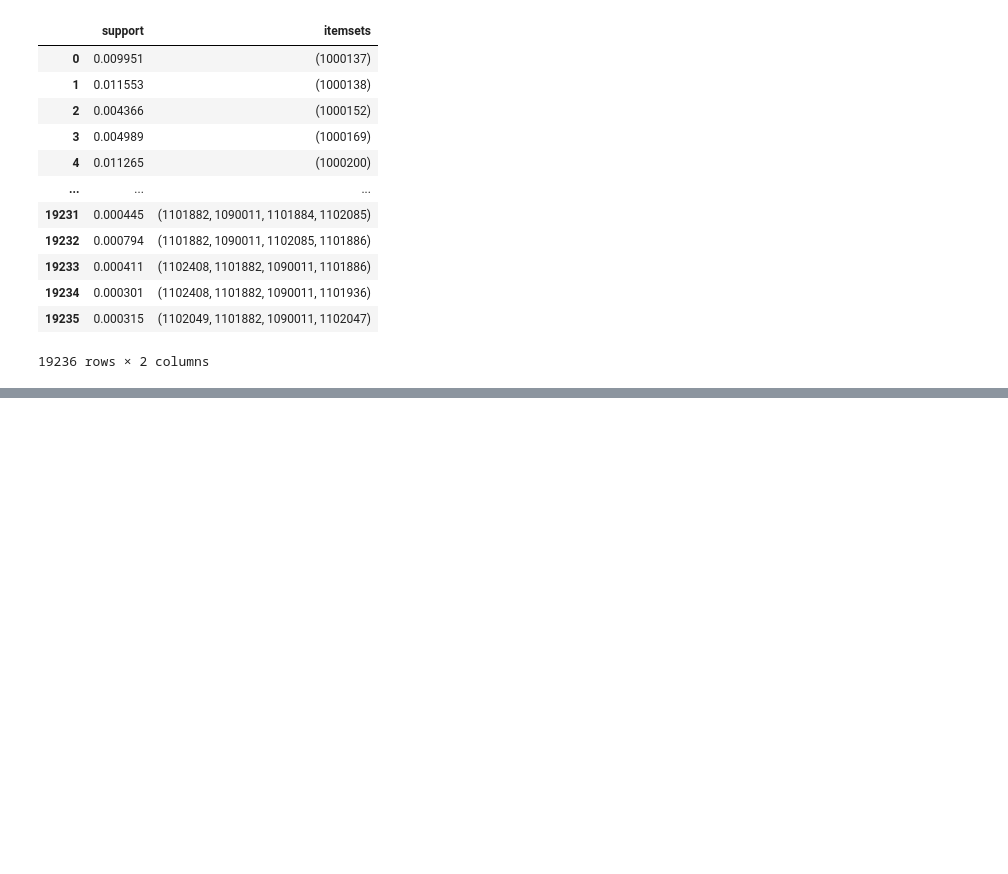
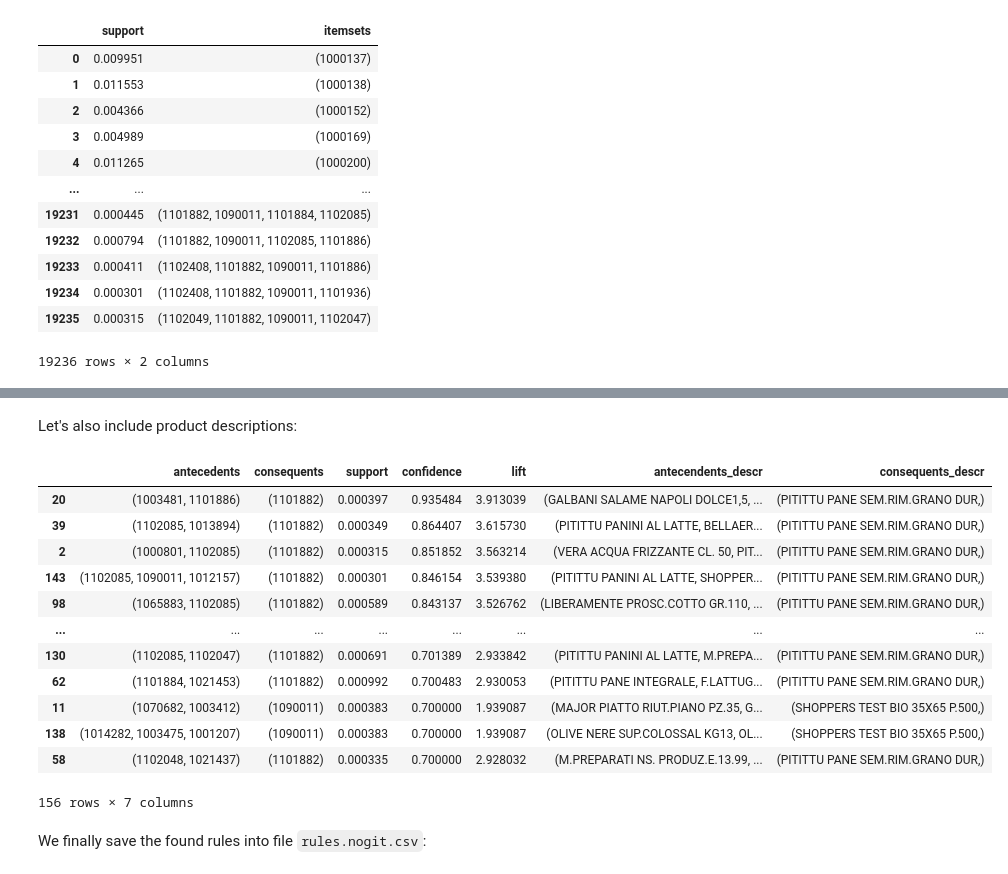
Before and after one commit to marcospampi/lab-data-mining, a Jupyter notebook: homework2/homework.ipynb, the cells around one changed output, grey strips where cells are left out. Drawn from its saved outputs; the diff is of its cells as text; code cells hidden in the pictures; blank space fills up the shorter version.

```diff
--- a/homework2/homework.ipynb
+++ b/homework2/homework.ipynb
@@ -369,0 +340,7 @@ HTML(sampled_fb_df.to_html())
+# %%
+from mlxtend.frequent_patterns import association_rules
+rules_df = association_rules(frequent_baskets_df, metric="confidence", min_threshold=.7)
+
+# select a restricted set of features
+rules_df = rules_df[['antecedents','consequents','support','confidence','lift']]
+rules_df
@@ -369,0 +361,24 @@ HTML(sampled_fb_df.to_html())
+# %% [markdown]
+Let's also include product descriptions:
+# %%
+rules_df['antecendents_descr'] = rules_df['antecedents'].map( lambda ants: tuple(cache.items['descr_prod'].loc[ants]))
+rules_df['consequents_descr'] = rules_df['consequents'].map( lambda cons: tuple(cache.items['descr_prod'].loc[cons]))
+rules_df = rules_df.sort_values('confidence', ascending=False)
+
+rules_df
+# %% [output]
+|  | antecedents | consequents | support | confidence | lift | antecendents_descr | consequents_descr |
+| 20 | (1003481, 1101886) | (1101882) | 0.000397 | 0.935484 | 3.913039 | (GALBANI SALAME NAPOLI DOLCE1,5, ... | (PITITTU PANE SEM.RIM.GRANO DUR,) |
+| 39 | (1102085, 1013894) | (1101882) | 0.000349 | 0.864407 | 3.615730 | (PITITTU PANINI AL LATTE, BELLAER... | (PITITTU PANE SEM.RIM.GRANO DUR,) |
+| 2 | (1000801, 1102085) | (1101882) | 0.000315 | 0.851852 | 3.563214 | (VERA ACQUA FRIZZANTE CL. 50, PIT... | (PITITTU PANE SEM.RIM.GRANO DUR,) |
+| 143 | (1102085, 1090011, 1012157) | (1101882) | 0.000301 | 0.846154 | 3.539380 | (PITITTU PANINI AL LATTE, SHOPPER... | (PITITTU PANE SEM.RIM.GRANO DUR,) |
+| 98 | (1065883, 1102085) | (1101882) | 0.000589 | 0.843137 | 3.526762 | (LIBERAMENTE PROSC.COTTO GR.110, ... | (PITITTU PANE SEM.RIM.GRANO DUR,) |
+| ... | ... | ... | ... | ... | ... | ... | ... |
+| 130 | (1102085, 1102047) | (1101882) | 0.000691 | 0.701389 | 2.933842 | (PITITTU PANINI AL LATTE, M.PREPA... | (PITITTU PANE SEM.RIM.GRANO DUR,) |
+| 62 | (1101884, 1021453) | (1101882) | 0.000992 | 0.700483 | 2.930053 | (PITITTU PANE INTEGRALE, F.LATTUG... | (PITITTU PANE SEM.RIM.GRANO DUR,) |
+| 11 | (1070682, 1003412) | (1090011) | 0.000383 | 0.700000 | 1.939087 | (MAJOR PIATTO RIUT.PIANO PZ.35, G... | (SHOPPERS TEST BIO 35X65 P.500,) |
+| 138 | (1014282, 1003475, 1001207) | (1090011) | 0.000383 | 0.700000 | 1.939087 | (OLIVE NERE SUP.COLOSSAL KG13, OL... | (SHOPPERS TEST BIO 35X65 P.500,) |
+| 58 | (1102048, 1021437) | (1101882) | 0.000335 | 0.700000 | 2.928032 | (M.PREPARATI NS. PRODUZ.E.13.99, ... | (PITITTU PANE SEM.RIM.GRANO DUR,) |
+156 rows × 7 columns
+# %% [markdown]
+We finally save the found rules into file `rules.nogit.csv`:
```
Also changed, not shown: parts of 5 cells of this notebook, 1 other file.
